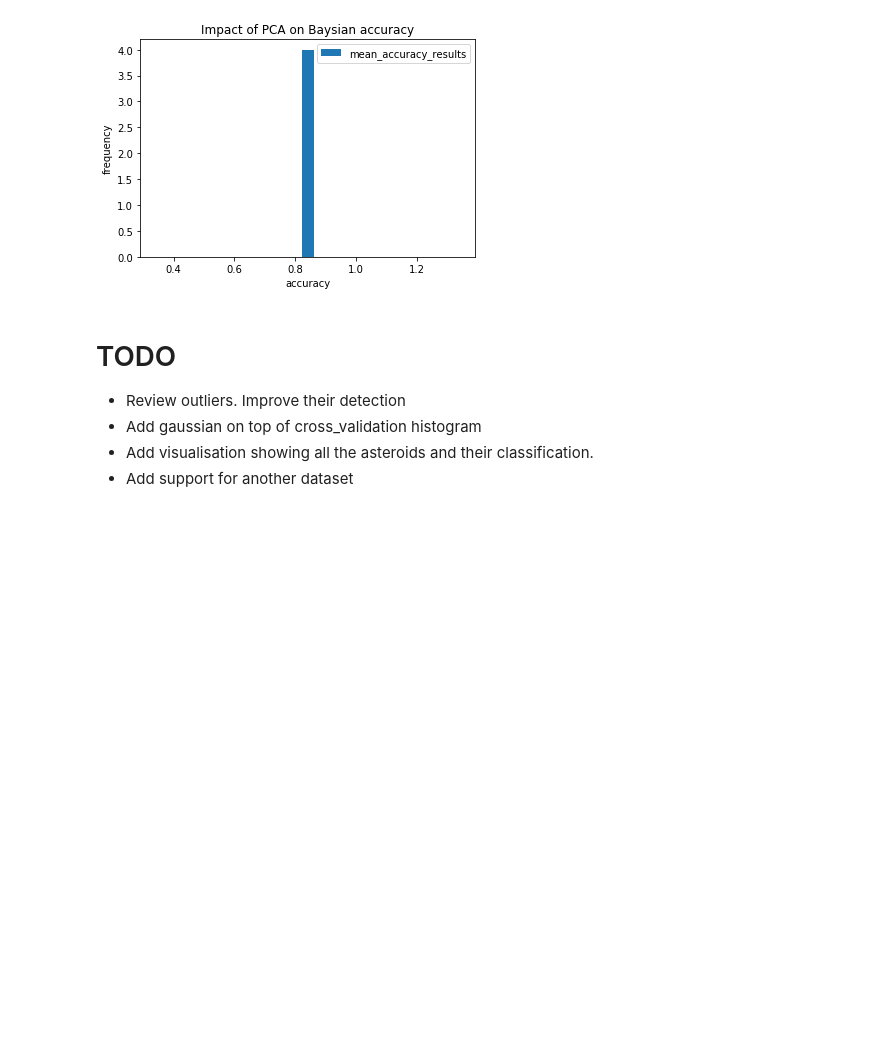
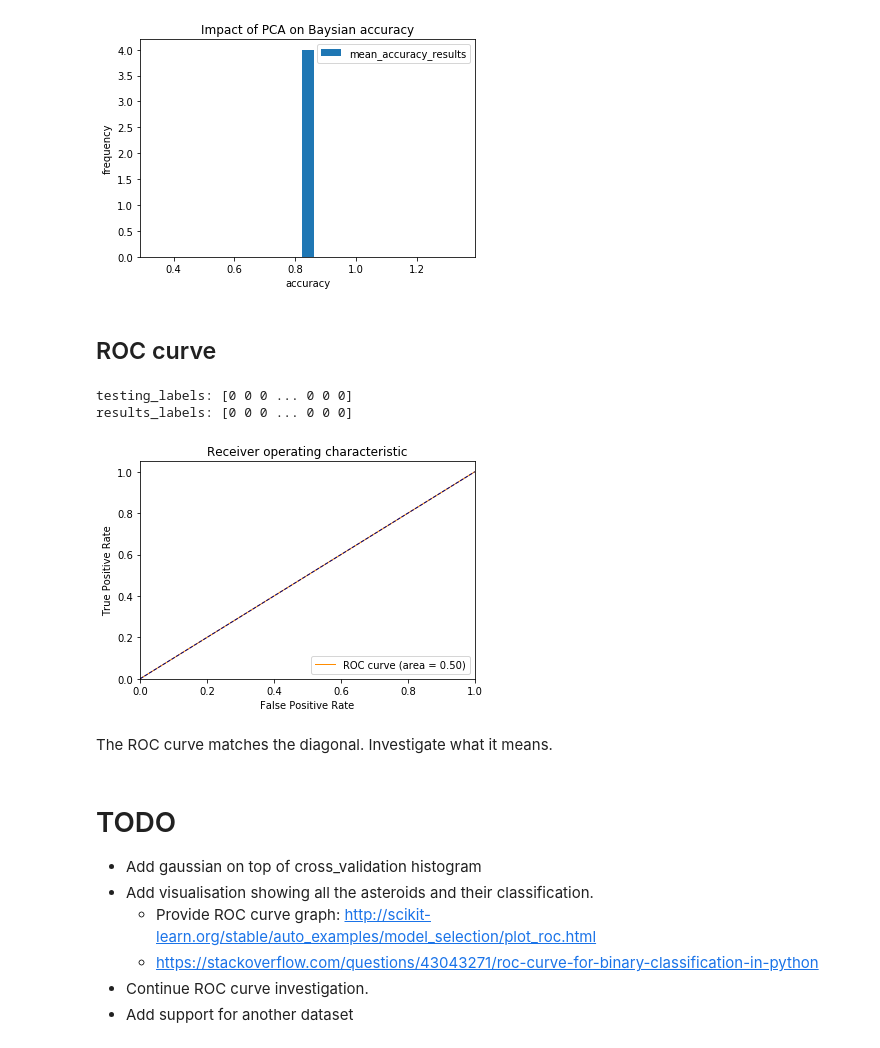
Before and after one commit to vipulpopat/MSCAI_CE4021_Project, a Jupyter notebook: Baysian_rewrite.ipynb, the cells around one changed output. Drawn from its saved outputs; the diff is of its cells as text; code cells hidden in the pictures; blank space fills up the shorter version.

```diff
--- a/Baysian_rewrite.ipynb
+++ b/Baysian_rewrite.ipynb
@@ -443,9 +512,52 @@ Scores [0.83937456 0.83653163 0.84221748 0.82658138 0.83511016 0.85429993
 Accuracy: 0.84 (+/- 0.02)
 mean_accuracy_results
 [figure]
+# %% [markdown]
+## ROC curve
+# %%
+from sklearn import preprocessing
+
+def encode_labels(labels):
+    le = preprocessing.LabelEncoder()
+    le.fit(labels)
+    encoded_labels = le.transform(labels)
+    return encoded_labels
+
+print("testing_labels:", encode_labels(testing_labels))
+print("results_labels:", encode_labels(results))
+# %% [output]
+testing_labels: [0 0 0 ... 0 0 0]
+results_labels: [0 0 0 ... 0 0 0]
+# %%
+from sklearn.metrics import roc_curve, auc
+
+encoded_testing_labels = encode_labels(testing_labels)
+encoded_result_labels = encode_labels(results)
+
+fpr, tpr, thresholds = roc_curve(encoded_testing_labels, encoded_result_labels)
+roc_auc = auc(fpr, tpr)
+
+
+plt.figure()
+plt.plot(fpr, tpr, color='darkorange', lw=1, label='ROC curve (area = %0.2f)' % roc_auc)
+plt.plot([0, 1], [0, 1], color='navy', lw=1, linestyle='--')
+plt.xlim([0.0, 1.0])
+plt.ylim([0.0, 1.05])
+plt.xlabel('False Positive Rate')
+plt.ylabel('True Positive Rate')
+plt.title('Receiver operating characteristic')
+plt.legend(loc="lower right")
+plt.show()
+# %% [output]
+[figure, added]
+# %% [markdown]
+The ROC curve matches the diagonal. Investigate what it means.
 # %% [markdown]
 # TODO
-  * Review outliers. Improve their detection
+
   * Add gaussian on top of cross_validation histogram
   * Add visualisation showing all the asteroids and their classification.
+    * Provide ROC curve graph: http://scikit-learn.org/stable/auto_examples/model_selection/plot_roc.html
+    * https://stackoverflow.com/questions/43043271/roc-curve-for-binary-classification-in-python
+  * Continue ROC curve investigation.
   * Add support for another dataset
```
Also changed, not shown: parts of 13 cells of this notebook.
